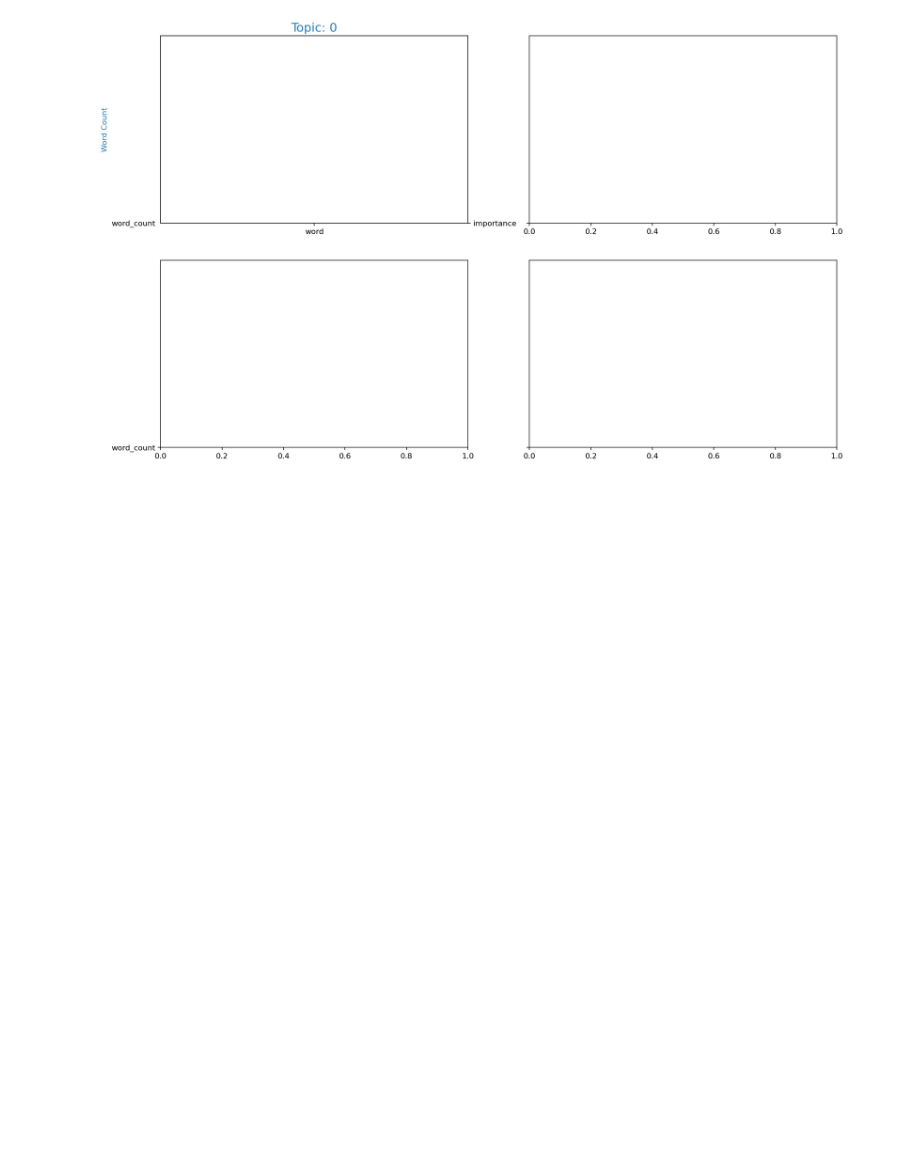
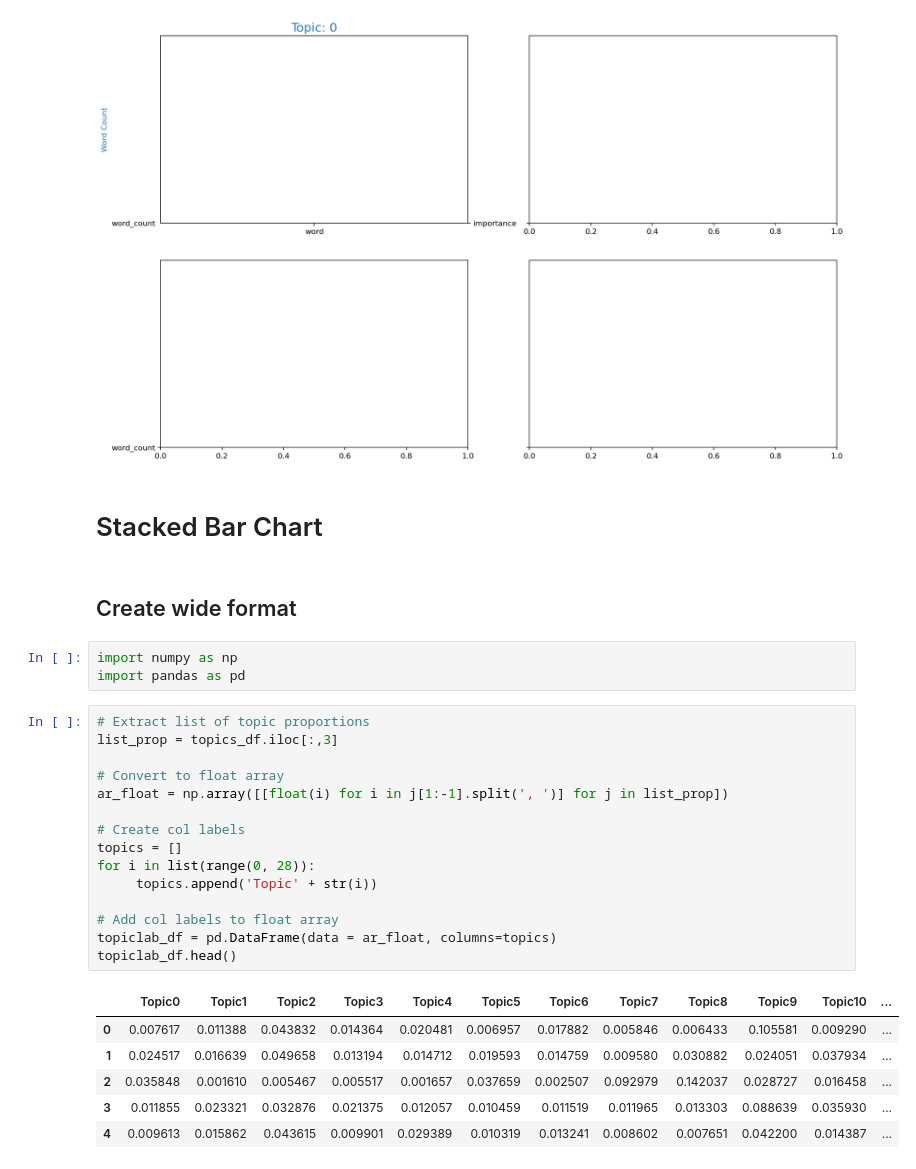
Before and after one commit to esnue/ThesisAllocationSystem, a Jupyter notebook: Visualization.ipynb, the cells around one changed output. Drawn from its saved outputs; the diff is of its cells as text; blank space fills up the shorter version.

Commit message:
add wide format

```diff
--- a/Visualization.ipynb
+++ b/Visualization.ipynb
@@ -59,3 +59,32 @@ plt.show()
 # %% [output]
 KeyError: ignored
 [figure]
+# %% [markdown]
+# Stacked Bar Chart
+# %% [markdown]
+## Create wide format
+# %%
+import numpy as np
+import pandas as pd
+# %%
+# Extract list of topic proportions
+list_prop = topics_df.iloc[:,3]
+
+# Convert to float array
+ar_float = np.array([[float(i) for i in j[1:-1].split(', ')] for j in list_prop])
+
+# Create col labels
+topics = []
+for i in list(range(0, 28)):
+     topics.append('Topic' + str(i))
+
+# Add col labels to float array
+topiclab_df = pd.DataFrame(data = ar_float, columns=topics)
+topiclab_df.head()
+# %% [output]
+|  | Topic0 | Topic1 | Topic2 | Topic3 | Topic4 | Topic5 | Topic6 | Topic7 | Topic8 | Topic9 | Topic10 | ... |
+| 0 | 0.007617 | 0.011388 | 0.043832 | 0.014364 | 0.020481 | 0.006957 | 0.017882 | 0.005846 | 0.006433 | 0.105581 | 0.009290 | ... |
+| 1 | 0.024517 | 0.016639 | 0.049658 | 0.013194 | 0.014712 | 0.019593 | 0.014759 | 0.009580 | 0.030882 | 0.024051 | 0.037934 | ... |
+| 2 | 0.035848 | 0.001610 | 0.005467 | 0.005517 | 0.001657 | 0.037659 | 0.002507 | 0.092979 | 0.142037 | 0.028727 | 0.016458 | ... |
+| 3 | 0.011855 | 0.023321 | 0.032876 | 0.021375 | 0.012057 | 0.010459 | 0.011519 | 0.011965 | 0.013303 | 0.088639 | 0.035930 | ... |
+| 4 | 0.009613 | 0.015862 | 0.043615 | 0.009901 | 0.029389 | 0.010319 | 0.013241 | 0.008602 | 0.007651 | 0.042200 | 0.014387 | ... |
```
Also changed, not shown: parts of 1 cell of this notebook.
